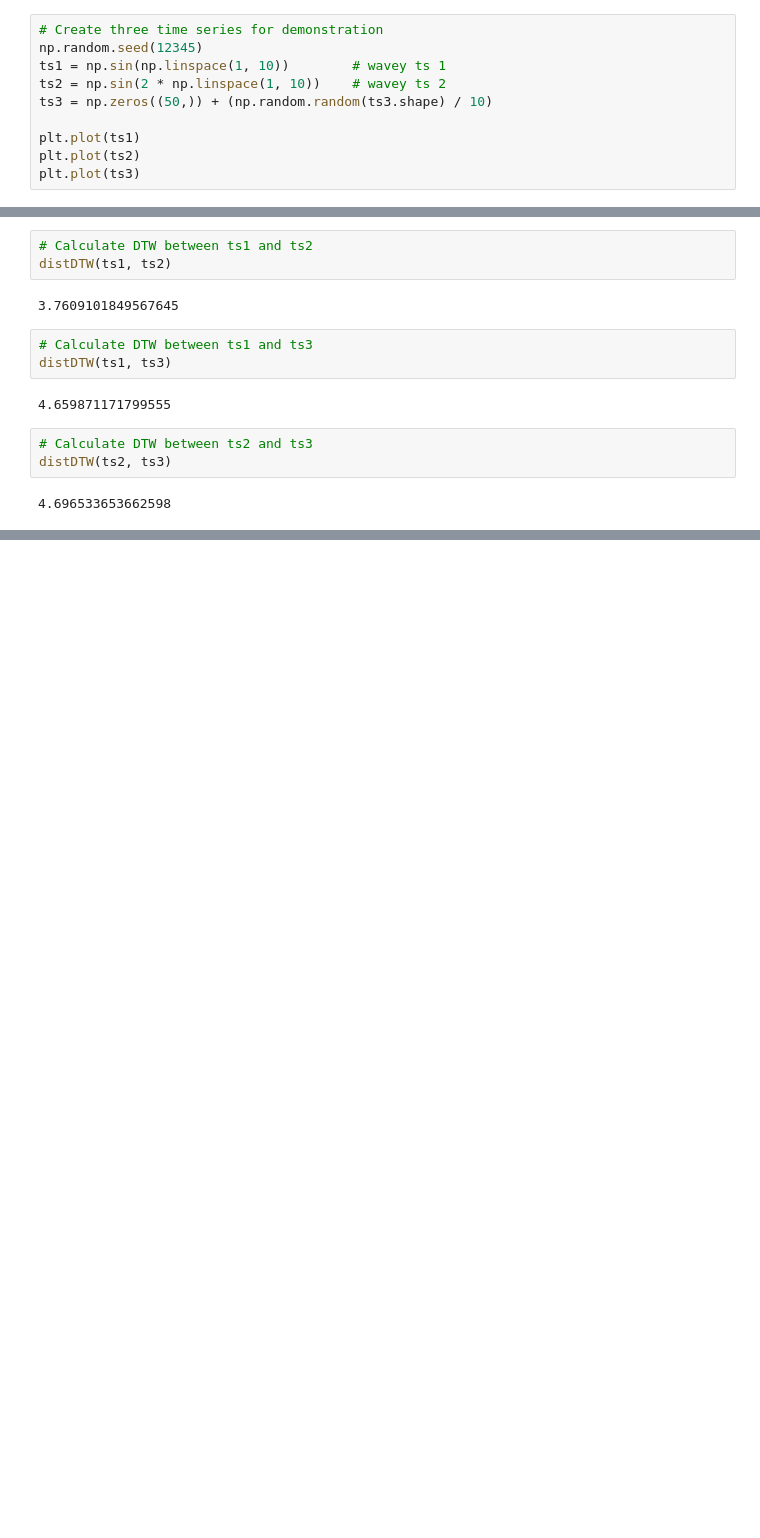
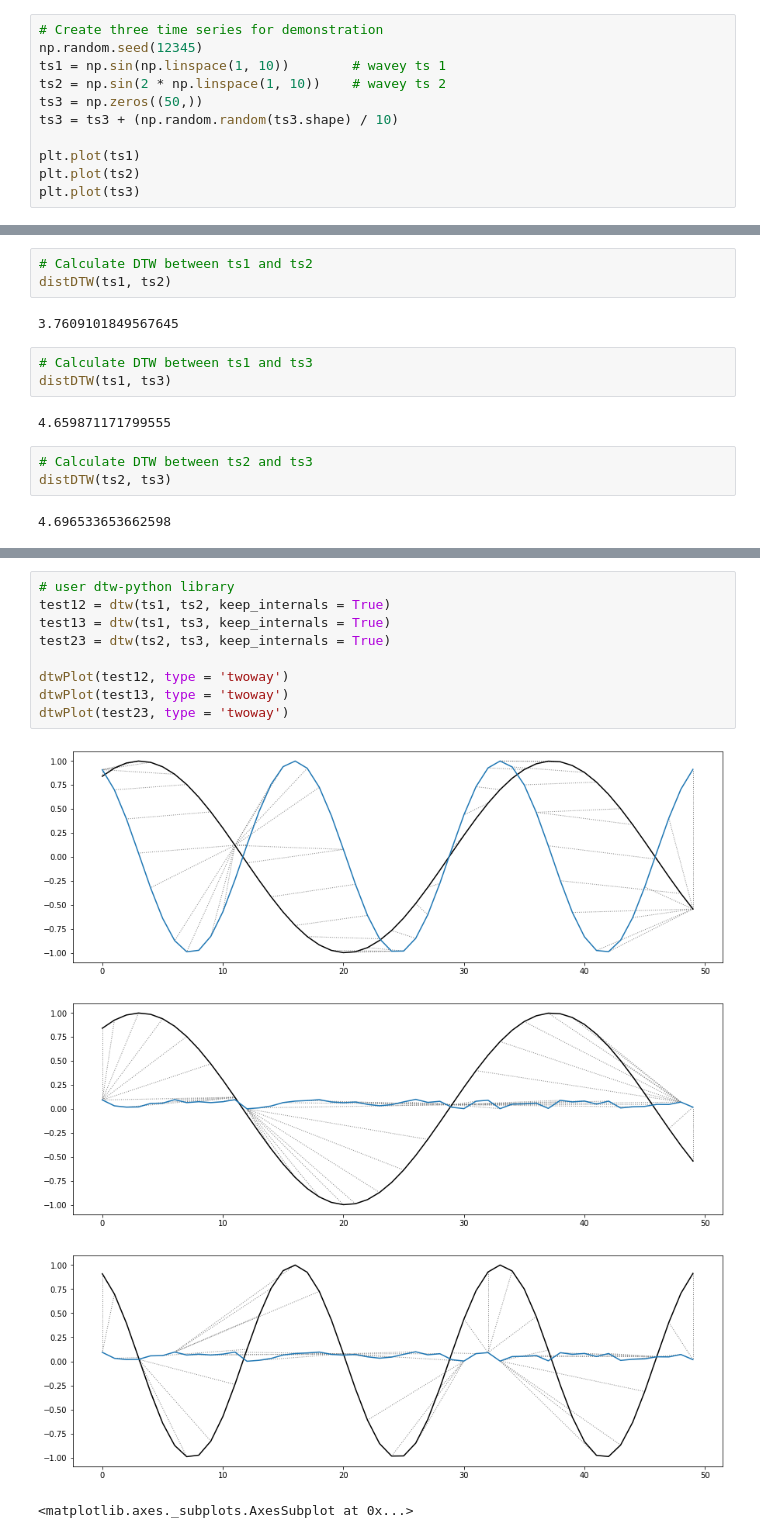
Before and after one commit to hiydavid/time-series, a Jupyter notebook: notebooks/time_series_dynamic_time_warping.ipynb, the cells around one changed output, grey strips where cells are left out. Cells and saved outputs as stored; diff of their text form; blank space fills up the shorter version.

```diff
--- a/notebooks/time_series_dynamic_time_warping.ipynb
+++ b/notebooks/time_series_dynamic_time_warping.ipynb
@@ -32,7 +44,8 @@ First, I created three separate time series, with two of them using sine functio
 np.random.seed(12345)
 ts1 = np.sin(np.linspace(1, 10))        # wavey ts 1
 ts2 = np.sin(2 * np.linspace(1, 10))    # wavey ts 2
-ts3 = np.zeros((50,)) + (np.random.random(ts3.shape) / 10)
+ts3 = np.zeros((50,))
+ts3 = ts3 + (np.random.random(ts3.shape) / 10)
 
 plt.plot(ts1)
 plt.plot(ts2)
@@ -123,0 +140,14 @@ distDTW(ts2, ts3)
+# %%
+# user dtw-python library
+test12 = dtw(ts1, ts2, keep_internals = True)
+test13 = dtw(ts1, ts3, keep_internals = True)
+test23 = dtw(ts2, ts3, keep_internals = True)
+
+dtwPlot(test12, type = 'twoway')
+dtwPlot(test13, type = 'twoway')
+dtwPlot(test23, type = 'twoway')
+# %% [output]
+[figure, added]
+[figure, added]
+[figure, added]
+<matplotlib.axes._subplots.AxesSubplot at 0x...>
```
Also changed, not shown: parts of 6 cells of this notebook.
